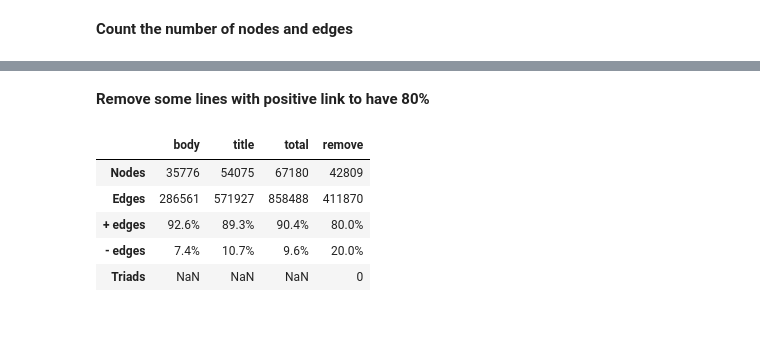
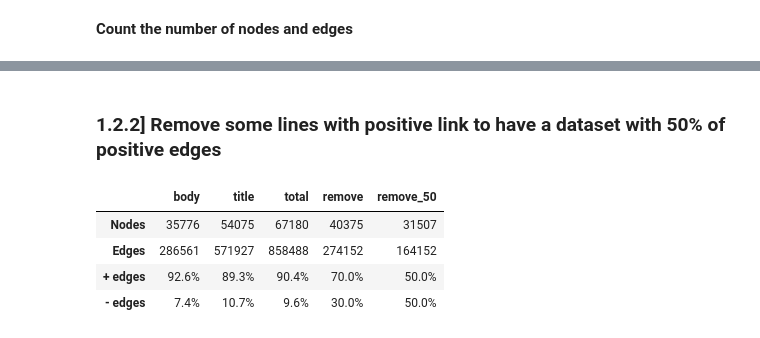
Before and after one commit to epfl-ada/ada-2020-project-milestone-p3-p3_teampam, a Jupyter notebook: P3.ipynb, the cells around one changed output, grey strips where cells are left out. Saved outputs shown, nothing was run; the diff lists cells and outputs as text; code cells hidden in the pictures.

```diff
--- a/P3.ipynb
+++ b/P3.ipynb
@@ -35,7 +82,7 @@ data_total.shape
 # %% [markdown]
 **Count the number of nodes and edges**
 # %%
-table = pd.DataFrame(columns = ['body', 'title', 'total'], index = ['Nodes', 'Edges', '+ edges', '- edges', 'Triads'])
+table = pd.DataFrame(columns = ['body', 'title', 'total'], index = ['Nodes', 'Edges', '+ edges', '- edges'])
 
 nb_edges_body = data_body.shape[0]
 nb_nodes_body = np.unique(np.concatenate((data_body['SOURCE_SUBREDDIT'].values , data_body['TARGET_SUBREDDIT'].values))).shape[0]
@@ -63,14 +111,14 @@ table.head()
 # %%
 #Number of positive (negative) edges :
 #We first filter the data by keeping only +1 (or -1) values and then we find the number of lines (edges) that this filtering gives
-nb_pos_edges_body = data_body[data_body['LINK_SENTIMENT']==1].shape[0]
-nb_neg_edges_body = data_body[data_body['LINK_SENTIMENT']==-1].shape[0]
+nb_pos_edges_body = data_body[data_body['Sign']==1].shape[0]
+nb_neg_edges_body = data_body[data_body['Sign']==-1].shape[0]
 
-nb_pos_edges_title = data_title[data_title['LINK_SENTIMENT']==1].shape[0]
-nb_neg_edges_title= data_title[data_title['LINK_SENTIMENT']==-1].shape[0]
+nb_pos_edges_title = data_title[data_title['Sign']==1].shape[0]
+nb_neg_edges_title= data_title[data_title['Sign']==-1].shape[0]
 
-nb_pos_edges_total = data_total[data_total['LINK_SENTIMENT']==1].shape[0]
-nb_neg_edges_total = data_total[data_total['LINK_SENTIMENT']==-1].shape[0]
+nb_pos_edges_total = data_total[data_total['Sign']==1].shape[0]
+nb_neg_edges_total = data_total[data_total['Sign']==-1].shape[0]
 
 #Proportion of positive/negative edges:
 #We divide the number of positive (or negative) edges previouly found and divide it by the total number of edges
@@ -99,3 +145,0 @@ table.head()
-# %%
-table['remove'] = [1,2,3,0,0]
-table.head()
@@ -108,0 +170,14 @@ table.head()
+# %%
+data_remove = pd.concat((data_total[data_total['Sign']==-1], data_total[data_total['Sign']==1].sample(frac = 1).head(192000)))
+
+nb_edges_remove = data_remove.shape[0]
+nb_nodes_remove = np.unique(np.concatenate((data_remove['SOURCE_SUBREDDIT'].values , data_remove['TARGET_SUBREDDIT'].values))).shape[0]
+
+nb_pos_edges_remove = data_remove[data_remove['Sign']==1].shape[0]
+nb_neg_edges_remove = data_remove[data_remove['Sign']==-1].shape[0]
+
+perc_pos_remove = nb_pos_edges_remove / nb_edges_remove
+perc_neg_remove = nb_neg_edges_remove / nb_edges_remove
+
+table['remove_70'] = [nb_nodes_remove, nb_edges_remove, '{:.1%}'.format(perc_pos_remove), '{:.1%}'.format(perc_neg_remove)]
+table.head()
@@ -109,23 +204,22 @@ table.head()
 # %% [markdown]
-**Remove some lines with positive link to have 80%**
+### 1.2.2] Remove some lines with positive link to have a dataset with 50% of positive edges
 # %%
-data_remove = pd.concat((data_total[data_total['LINK_SENTIMENT']==-1], data_total[data_total['LINK_SENTIMENT']==1].head(329660)))
+data_remove = pd.concat((data_total[data_total['Sign']==-1], data_total[data_total['Sign']==1].sample(frac = 1).head(82000)))
 
 nb_edges_remove = data_remove.shape[0]
 nb_nodes_remove = np.unique(np.concatenate((data_remove['SOURCE_SUBREDDIT'].values , data_remove['TARGET_SUBREDDIT'].values))).shape[0]
 
-nb_pos_edges_remove = data_remove[data_remove['LINK_SENTIMENT']==1].shape[0]
-nb_neg_edges_remove = data_remove[data_remove['LINK_SENTIMENT']==-1].shape[0]
+nb_pos_edges_remove = data_remove[data_remove['Sign']==1].shape[0]
+nb_neg_edges_remove = data_remove[data_remove['Sign']==-1].shape[0]
 
 perc_pos_remove = nb_pos_edges_remove / nb_edges_remove
 perc_neg_remove = nb_neg_edges_remove / nb_edges_remove
 
-table['remove'] = [nb_nodes_remove, nb_edges_remove, '{:.1%}'.format(perc_pos_remove), '{:.1%}'.format(perc_neg_remove), 0]
+table['remove_50'] = [nb_nodes_remove, nb_edges_remove, '{:.1%}'.format(perc_pos_remove), '{:.1%}'.format(perc_neg_remove)]
 table.head()
 # %% [output]
-|  | body | title | total | remove |
-| Nodes | 35776 | 54075 | 67180 | 42809 |
-| Edges | 286561 | 571927 | 858488 | 411870 |
-| + edges | 92.6% | 89.3% | 90.4% | 80.0% |
-| - edges | 7.4% | 10.7% | 9.6% | 20.0% |
-| Triads | NaN | NaN | NaN | 0 |
+|  | body | title | total | remove | remove_50 |
+| Nodes | 35776 | 54075 | 67180 | 40375 | 31507 |
+| Edges | 286561 | 571927 | 858488 | 274152 | 164152 |
+| + edges | 92.6% | 89.3% | 90.4% | 70.0% | 50.0% |
+| - edges | 7.4% | 10.7% | 9.6% | 30.0% | 50.0% |
```
Also changed, not shown: parts of 54 cells of this notebook.
